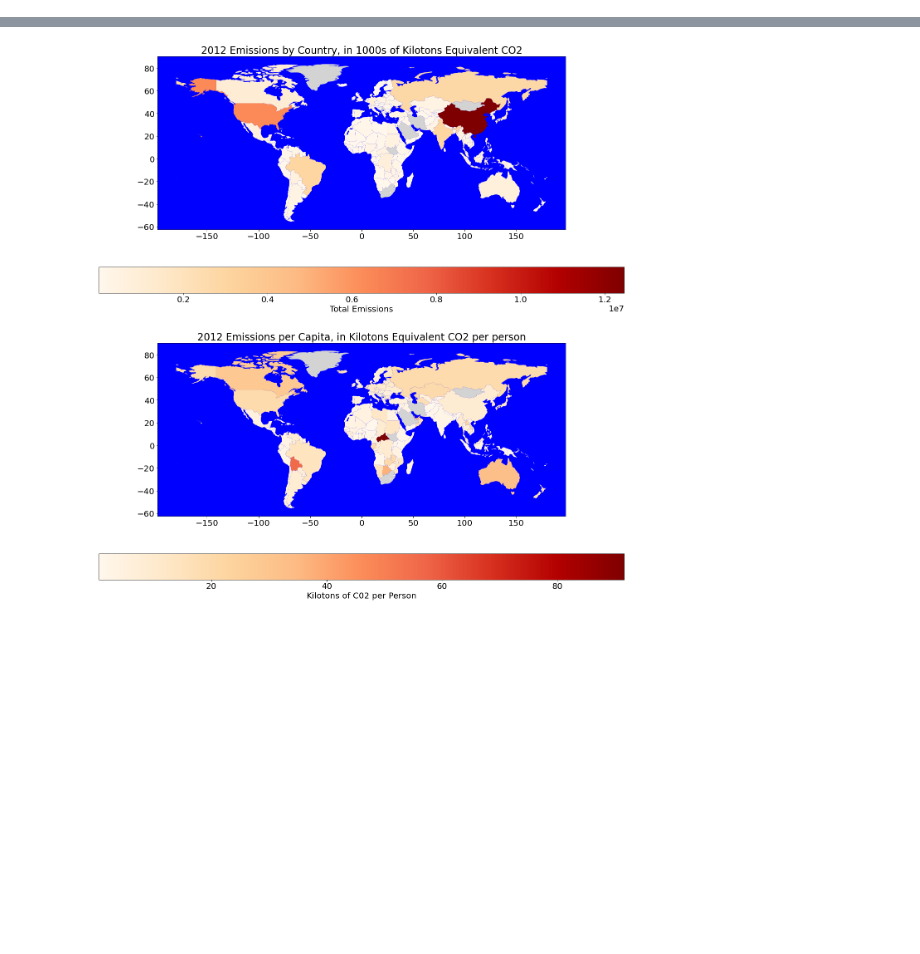
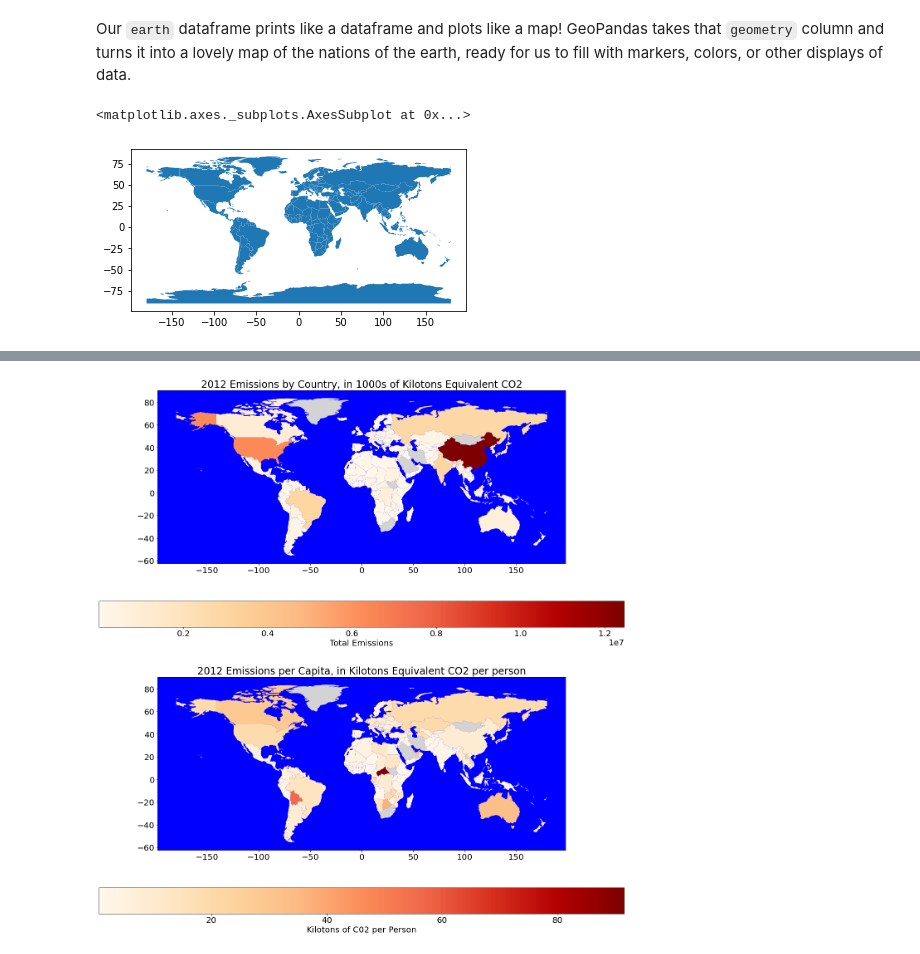
Before and after one commit to Caellwyn/geopandas_demonstration, a Jupyter notebook: geopandas_blog.ipynb, the cells around one changed output, grey strips where cells are left out. Drawn from its saved outputs; the diff is of its cells as text; code cells hidden in the pictures; blank space fills up the shorter version.

```diff
--- a/geopandas_blog.ipynb
+++ b/geopandas_blog.ipynb
@@ -18,0 +30,3 @@ indicators.head()
+# %%
+earth = geopandas.read_file(geopandas.datasets.get_path('naturalearth_lowres'))
+earth.head()
@@ -18,0 +40,7 @@ indicators.head()
+# %% [markdown]
+Our `earth` dataframe prints like a dataframe and plots like a map!  GeoPandas takes that `geometry` column and turns it into a lovely map of the nations of the earth, ready for us to fill with markers, colors, or other displays of data.
+# %%
+earth.plot()
+# %% [output]
+<matplotlib.axes._subplots.AxesSubplot at 0x...>
+[figure, added]
```
Also changed, not shown: parts of 21 cells of this notebook.
